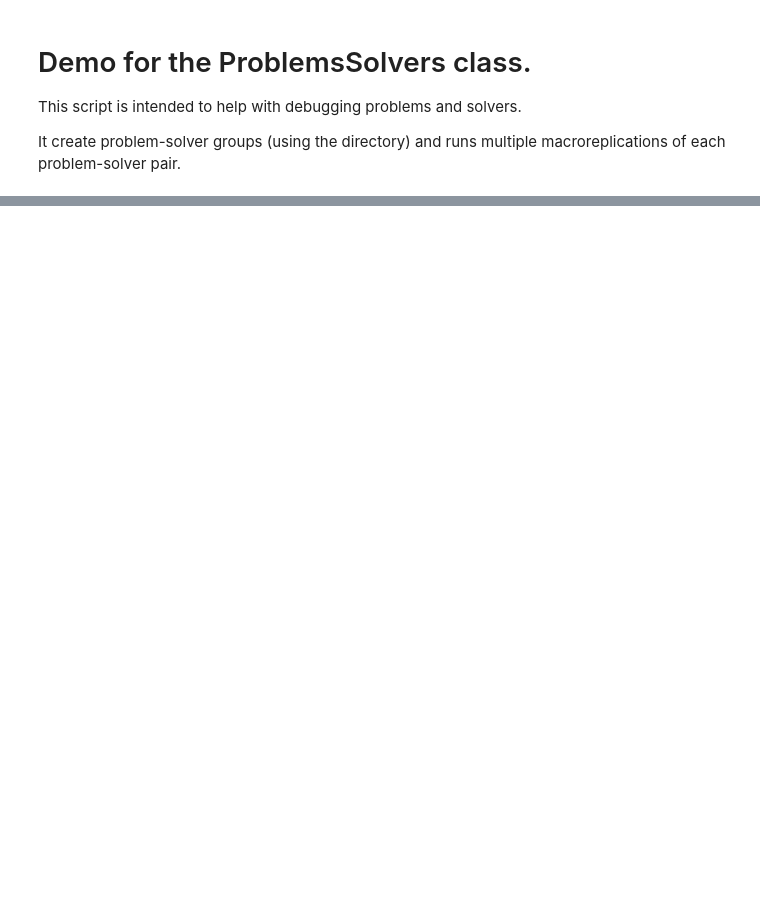
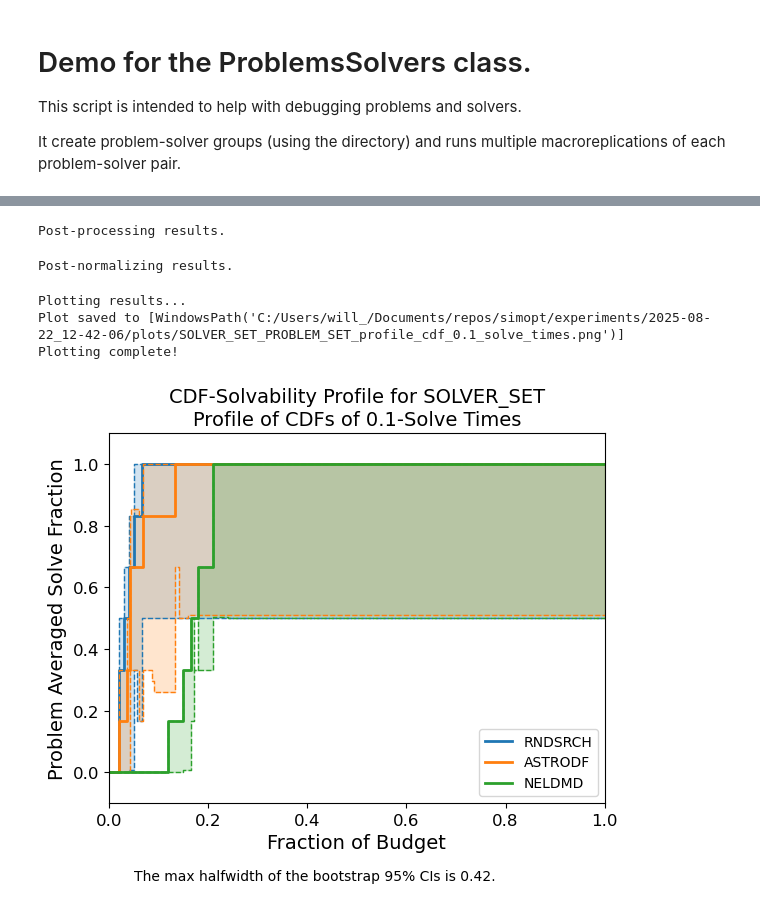
Before and after one commit to simopt-admin/simopt, a Jupyter notebook: notebooks/demo_problems_solvers.ipynb, the cells around one changed output, grey strips where cells are left out. Drawn from its saved outputs; the diff is of its cells as text; code cells hidden in the pictures; blank space fills up the shorter version.

```diff
--- a/notebooks/demo_problems_solvers.ipynb
+++ b/notebooks/demo_problems_solvers.ipynb
@@ -69,0 +31,50 @@ print("Finished. Plots can be found in experiments/plots folder.")
+# %%
+# Initialize an instance of the experiment class.
+from simopt.experiment_base import ProblemsSolvers
+
+mymetaexperiment = ProblemsSolvers(
+    solver_names=solver_abbr_names, problem_names=problem_abbr_names
+)
+
+# Write to log file.
+mymetaexperiment.log_group_experiment_results()
+# %%
+# Run a fixed number of macroreplications of each solver on each problem.
+mymetaexperiment.run(n_macroreps=num_macroreps)
+# %%
+print("Post-processing results.")
+# Run a fixed number of postreplications at all recommended solutions.
+mymetaexperiment.post_replicate(n_postreps=num_postreps)
+# %% [output]
+Post-processing results.
+# %%
+print("Post-normalizing results.")
+
+# Find an optimal solution x* for normalization.
+mymetaexperiment.post_normalize(n_postreps_init_opt=num_postreps_init_opt)
+# %% [output]
+Post-normalizing results.
+# %%
+# Produce basic plots.
+
+from simopt.experiment_base import PlotType, plot_solvability_profiles
+
+print("Plotting results...")
+
+
+def _print_path(plot_path: list[Path]) -> None:
+    print(f"Plot saved to {plot_path!s}")
+
+
+_print_path(
+    plot_solvability_profiles(
+        experiments=mymetaexperiment.experiments, plot_type=PlotType.CDF_SOLVABILITY
+    )
+)
+
+print("Plotting complete!")
+# %% [output]
+Plotting results...
+Plot saved to [WindowsPath('C:/Users/will_/Documents/repos/simopt/experiments/2025-08-22_12-42-06/plots/SOLVER_SET_PROBLEM_SET_profile_cdf_0.1_solve_times.png')]
+Plotting complete!
+[figure, added]
```
Also changed, not shown: parts of 4 cells of this notebook, 13 other files.
